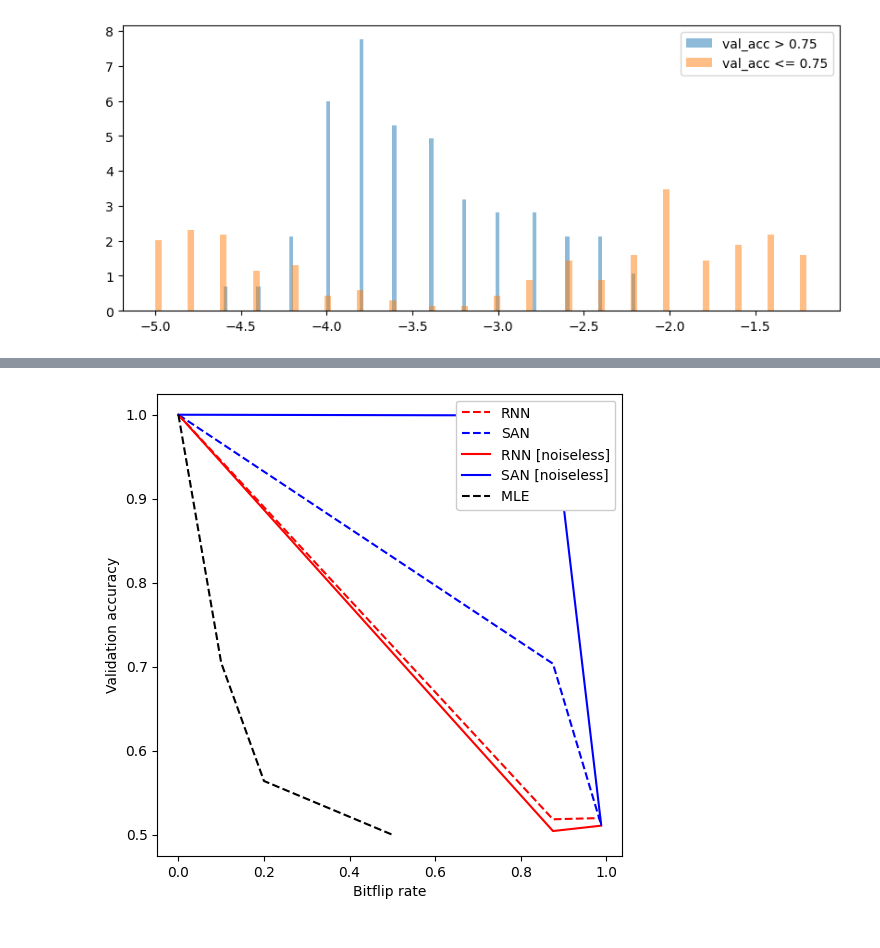
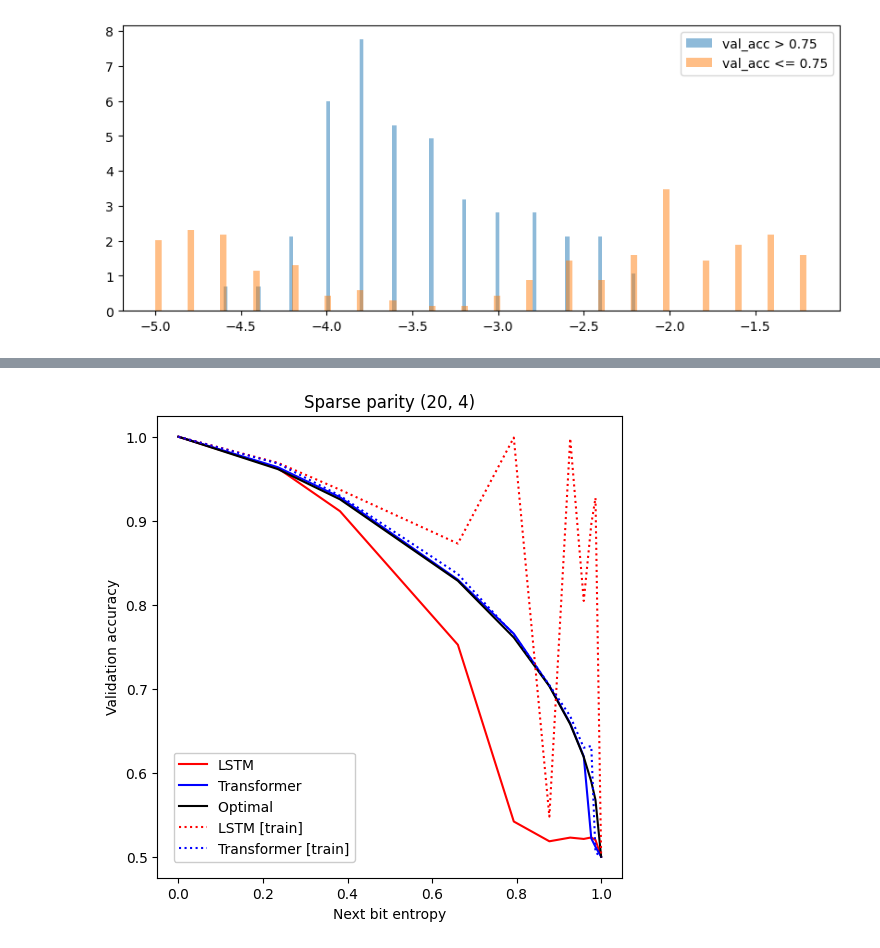
Before and after one commit to peterse/noise-robust-boolean-learning, a Jupyter notebook: mindreadingautobots/src/mindreadingautobots/analysis/sparse_parity_20_4/sparse_parity_workbook.ipynb, the cells around one changed output, grey strips where cells are left out. Saved outputs shown, nothing was run; the diff lists cells and outputs as text; code cells hidden in the pictures.

```diff
--- a/mindreadingautobots/src/mindreadingautobots/analysis/sparse_parity_20_4/sparse_parity_workbook.ipynb
+++ b/mindreadingautobots/src/mindreadingautobots/analysis/sparse_parity_20_4/sparse_parity_workbook.ipynb
@@ -31,24 +58,19 @@ spreadsheet = client.open(SPREADSHEET_NAME)
 # %%
-# Get names of all sheets
-sheet_names = [sheet.title for sheet in spreadsheet.worksheets()]
-name_to_idx = {}
-for i, name in enumerate(sheet_names):
-    name_to_idx[name] = i
-print("Sheets in the spreadsheet:", sheet_names)
+
 
 # transformer_template = 'SAN_sparse_parity_k4_nbits21_n2000_bf{}_seed1234'
 # rnn_template = 'RNN_sparse_majority_k5_nbits21_n2000_bf{}_seed1234'
 # bf_vals = list(range(0, 50, 5))
-bf_vals = [0, 1, 2, 5, 10, 20]
+bf_vals = [0, 1, 2, 5, 7.5, 10, 12.5, 15, 17.5, 20]
 best_n = 1
 df_dct = {
-    # "RNN": {}
+    "RNN": {},
     "SAN": {}
             }
 
 best_dct = {
-    # "RNN": {"noiseless": [], "noisy": []},
-    "SAN": {"noiseless": [], "noisy": []}
+    "RNN": {"noiseless": [], "noisy": [], "train_acc": []},
+    "SAN": {"noiseless": [], "noisy": [], "train_acc": []}
             }
 
 for k in best_dct.keys():
@@ -65,6 +87,8 @@ for k in best_dct.keys():
         df_dct[k][bf] = df
         best_noiseless = df.sort_values(by='val_acc', ascending=False).head(best_n)['noiseless_val_acc'].to_numpy()
         best_noisy = df.sort_values(by='val_acc', ascending=False).head(best_n)['val_acc'].to_numpy()
+        best_train_acc = df.sort_values(by='val_acc', ascending=False).head(best_n)['train_acc'].to_numpy()
         best_dct[k]["noiseless"].append(best_noiseless)
         best_dct[k]["noisy"].append(best_noisy)
+        best_dct[k]["train_acc"].append(best_train_acc)
 # %% [output]
@@ -102,7 +139,7 @@ def sparity_k4(n_data, n_bits, p_bitflip, seed, subseq_idx=None):
 
 # Generate data with bitflip values
 seed = 1234
-n_data = 1000000 # ~maximum~ amount of data to analyze
+n_data = 100000 # ~maximum~ amount of data to analyze
 inc = 50000 # increment at which to check convergence
 assert inc < n_data
 n_bits = 5 # HACK: We only consider the bits that actually contribute to the majority vote
@@ -176,37 +221,40 @@ print()
 # %%
 fig, axes = plt.subplots(1, 1, figsize=(6, 6))
 def append_last(x, y):
-    return np.concatenate((x, [0.5])).flatten(), np.concatenate((y, [0.5])).flatten()
+    # return (x, y) # WARNING
+    return np.concatenate((x, [1])).flatten(), np.concatenate((y, [0.5])).flatten()
 
-H_x = [x[-1] for x in all_H]
-if best_n == 1:
-    rnn_noiseless = np.array(best_dct["RNN"]["noiseless"]).flatten()
-    rnn_noisy = np.array(best_dct["RNN"]["noisy"]).flatten()
-    san_noiseless = np.array(best_dct["SAN"]["noiseless"]).flatten()
-    san_noisy = np.array(best_dct["SAN"]["noisy"]).flatten()
+xvals = np.array([x[-1] for x in all_H])
+mle_noisy_final = np.array([x[-1] for x in all_mle_noisy])
+# xvals = p_bitflips
 
-    axes.plot(H_x, rnn_noisy, label='RNN', c='r', ls='--')
-    axes.plot(H_x, san_noisy, label='SAN', c='b', ls='--')
-    axes.plot(H_x, rnn_noiseless, label='RNN [noiseless]', c='r', ls='-')
-    axes.plot(H_x, san_noiseless, label='SAN [noiseless]', c='b', ls='-')
+rnn_noiseless = np.array(best_dct["RNN"]["noiseless"]).flatten()
+rnn_noisy = np.array(best_dct["RNN"]["noisy"]).flatten()
+rnn_train = np.array(best_dct["RNN"]["train_acc"]).flatten()
+san_noiseless = np.array(best_dct["SAN"]["noiseless"]).flatten()
+san_noisy = np.array(best_dct["SAN"]["noisy"]).flatten()
+san_train = np.array(best_dct["SAN"]["train_acc"]).flatten()
 
-else:
-    axes.plot(np.repeat(bf, best_n), best_dct["RNN"]["noiseless"][i], label='RNN', c='r', marker='o', s=15)
-    axes.plot(np.repeat(bf, best_n), best_dct["SAN"]["noiseless"][i], label='SAN', c='b', marker='o', s=15)
-    axes.plot(np.repeat(bf, best_n), best_dct["RNN"]["noisy"][i], label='RNN', c='r', marker='x', s=15)
-    axes.plot(np.repeat(bf, best_n), best_dct["SAN"]["noisy"][i], label='SAN', c='b', marker='x', s=15)
+axes.plot(*append_last(xvals, rnn_noisy), label='LSTM', c='r', ls='-')
+axes.plot(*append_last(xvals, san_noisy), label='Transformer', c='b', ls='-')
+axes.plot(*append_last(xvals, mle_noisy_final), label='Optimal ', c='k', ls='-')
 
+# axes.plot(*append_last(xvals, rnn_noiseless), label='LSTM [noiseless]', c='r', ls='--')
+# axes.plot(*append_last(xvals, san_noiseless), label='Transformer [noiseless]', c='b', ls='--')
+# axes.plot([0, 1, 1], [1, 1, 0.5], label='Optimal [noiseless]', c='k', ls='--')
+axes.plot(*append_last(xvals, rnn_train), label='LSTM [train]', c='r', ls=':')
+axes.plot(*append_last(xvals, san_train), label='Transformer [train]', c='b', ls=':')
 # plot the noiseless mle by hand
 
-mle_noisy_final = np.array([x[-1] for x in all_mle_noisy])
-axes.plot(*append_last(p_bitflips, mle_noisy_final), label='MLE ', c='k', ls='--')
+
 # axes.plot([0, 0.5, 0.5], [1, 1, 0.5], label='MLE [noiseless]', c='k', ls='-')
 leg_prop = {'size': 10}
-axes.legend(prop=leg_prop, framealpha=1)
-axes.set_xlabel('Bitflip rate')
+axes.legend(prop=leg_prop, framealpha=1, bbox_to_anchor=(0.02, 0.02), loc='lower left')
+axes.set_xlabel('Next bit entropy')
 axes.set_ylabel('Validation accuracy')
+axes.set_title('Sparse parity (20, 4)')
 print()
 # axes.plot(np.repeat(bf_vals, best_n), best_dct["RNN"].flatten(), axis=1, label='RNN')
 # axes.plot(np.repeat(bf_vals, best_n), best_dct["SAN"].flatten(), axis=1, label='SAN')
 # %% [output]
-[figure, old version]
+[figure, new version]
```
Also changed, not shown: parts of 7 cells of this notebook, 3 other files.
